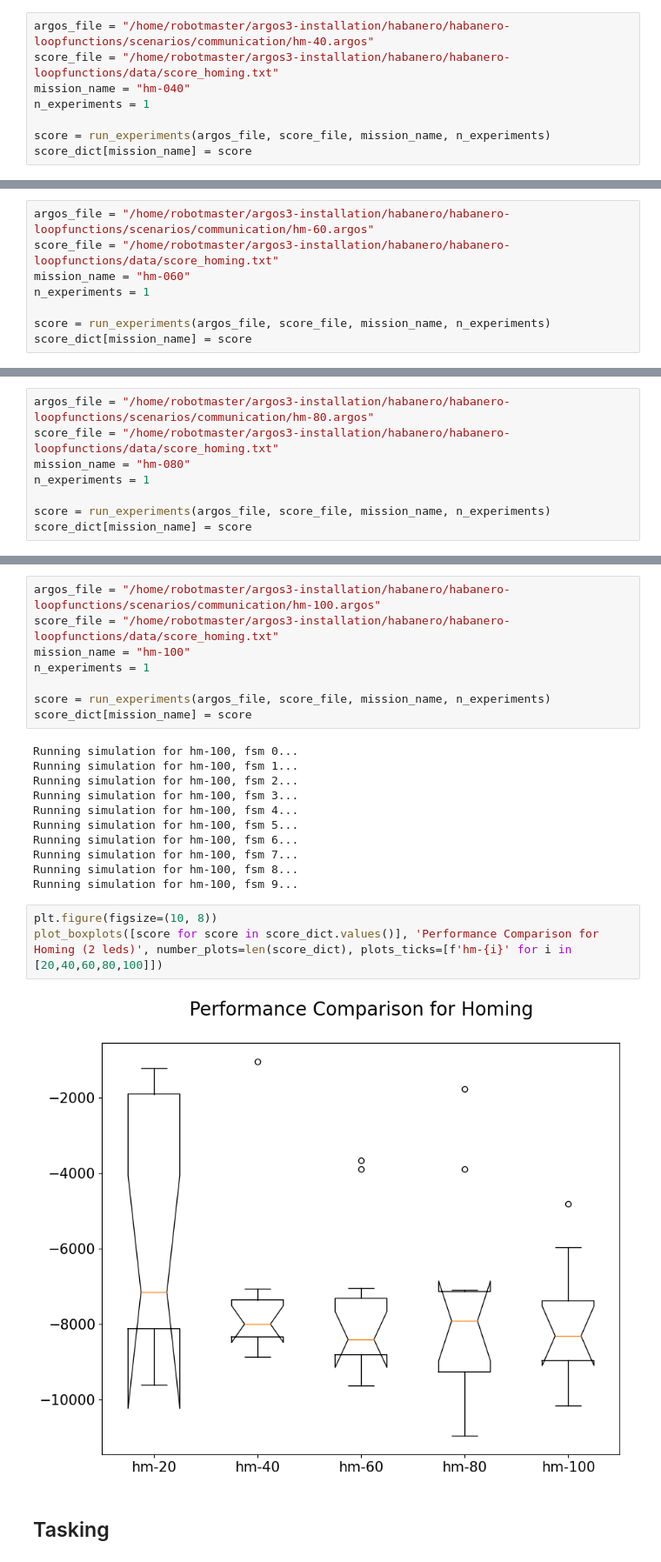
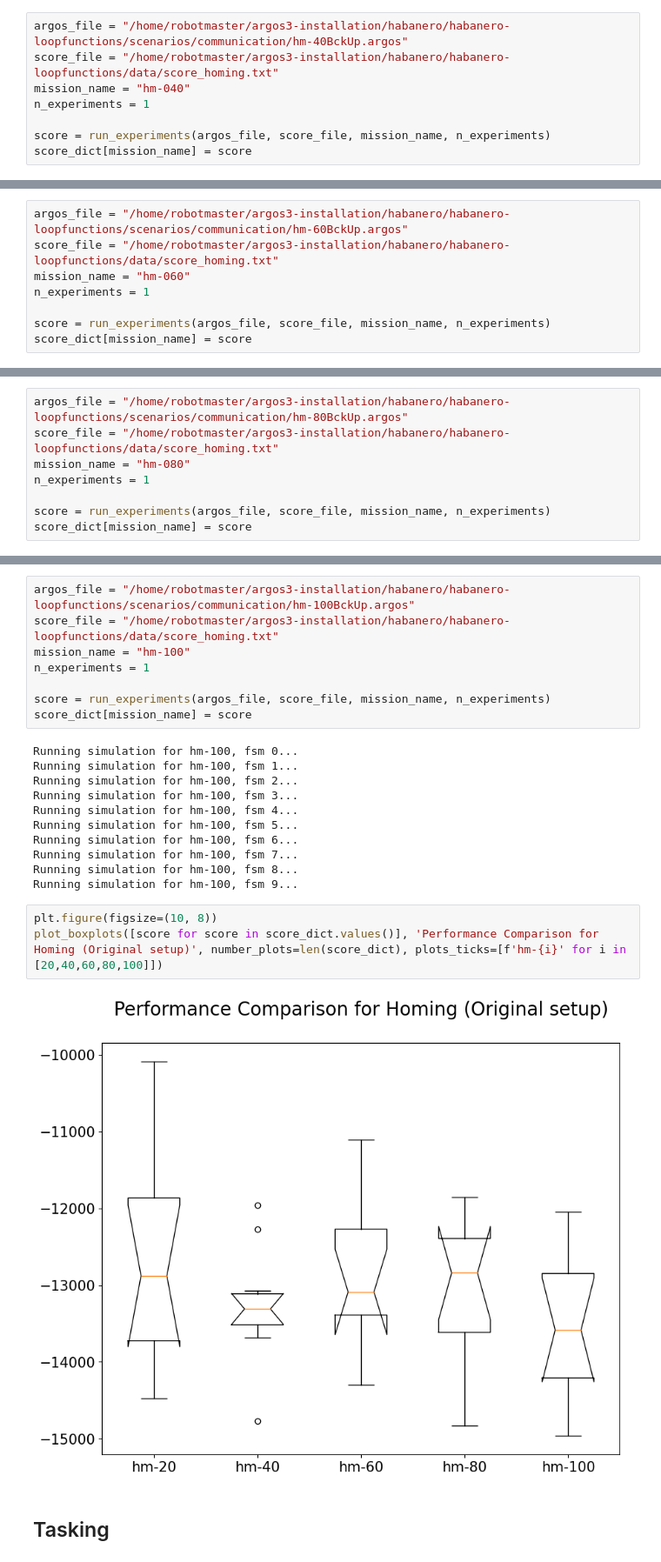
Before and after one commit to juanpabmedina/heterogenity_habanero_loopfunctions, a Jupyter notebook: data/evaluate_experiments.ipynb, the cells around one changed output, grey strips where cells are left out. Shown: that part at 87% size. Saved outputs shown, nothing was run; the diff lists cells and outputs as text.

```diff
--- a/data/evaluate_experiments.ipynb
+++ b/data/evaluate_experiments.ipynb
@@ -115,7 +156,7 @@ Running simulation for hm-020, fsm 7...
 Running simulation for hm-020, fsm 8...
 Running simulation for hm-020, fsm 9...
 # %%
-argos_file = "/home/robotmaster/argos3-installation/habanero/habanero-loopfunctions/scenarios/communication/hm-40.argos"
+argos_file = "/home/robotmaster/argos3-installation/habanero/habanero-loopfunctions/scenarios/communication/hm-40BckUp.argos"
 score_file = "/home/robotmaster/argos3-installation/habanero/habanero-loopfunctions/data/score_homing.txt"
 mission_name = "hm-040"
 n_experiments = 1
@@ -134,7 +175,7 @@ Running simulation for hm-040, fsm 7...
 Running simulation for hm-040, fsm 8...
 Running simulation for hm-040, fsm 9...
 # %%
-argos_file = "/home/robotmaster/argos3-installation/habanero/habanero-loopfunctions/scenarios/communication/hm-60.argos"
+argos_file = "/home/robotmaster/argos3-installation/habanero/habanero-loopfunctions/scenarios/communication/hm-60BckUp.argos"
 score_file = "/home/robotmaster/argos3-installation/habanero/habanero-loopfunctions/data/score_homing.txt"
 mission_name = "hm-060"
 n_experiments = 1
@@ -153,7 +194,7 @@ Running simulation for hm-060, fsm 7...
 Running simulation for hm-060, fsm 8...
 Running simulation for hm-060, fsm 9...
 # %%
-argos_file = "/home/robotmaster/argos3-installation/habanero/habanero-loopfunctions/scenarios/communication/hm-80.argos"
+argos_file = "/home/robotmaster/argos3-installation/habanero/habanero-loopfunctions/scenarios/communication/hm-80BckUp.argos"
 score_file = "/home/robotmaster/argos3-installation/habanero/habanero-loopfunctions/data/score_homing.txt"
 mission_name = "hm-080"
 n_experiments = 1
@@ -172,7 +213,7 @@ Running simulation for hm-080, fsm 7...
 Running simulation for hm-080, fsm 8...
 Running simulation for hm-080, fsm 9...
 # %%
-argos_file = "/home/robotmaster/argos3-installation/habanero/habanero-loopfunctions/scenarios/communication/hm-100.argos"
+argos_file = "/home/robotmaster/argos3-installation/habanero/habanero-loopfunctions/scenarios/communication/hm-100BckUp.argos"
 score_file = "/home/robotmaster/argos3-installation/habanero/habanero-loopfunctions/data/score_homing.txt"
 mission_name = "hm-100"
 n_experiments = 1
@@ -192,9 +233,9 @@ Running simulation for hm-100, fsm 8...
 Running simulation for hm-100, fsm 9...
 # %%
 plt.figure(figsize=(10, 8))
-plot_boxplots([score for score in score_dict.values()], 'Performance Comparison for Homing (2 leds)', number_plots=len(score_dict), plots_ticks=[f'hm-{i}' for i in [20,40,60,80,100]])
+plot_boxplots([score for score in score_dict.values()], 'Performance Comparison for Homing (Original setup)', number_plots=len(score_dict), plots_ticks=[f'hm-{i}' for i in [20,40,60,80,100]])
 # %% [output]
-[figure, old version]
+[figure, new version]
 # %% [markdown]
 ## Tasking
 # %%
```
Also changed, not shown: parts of 28 cells of this notebook, 53 other files.
